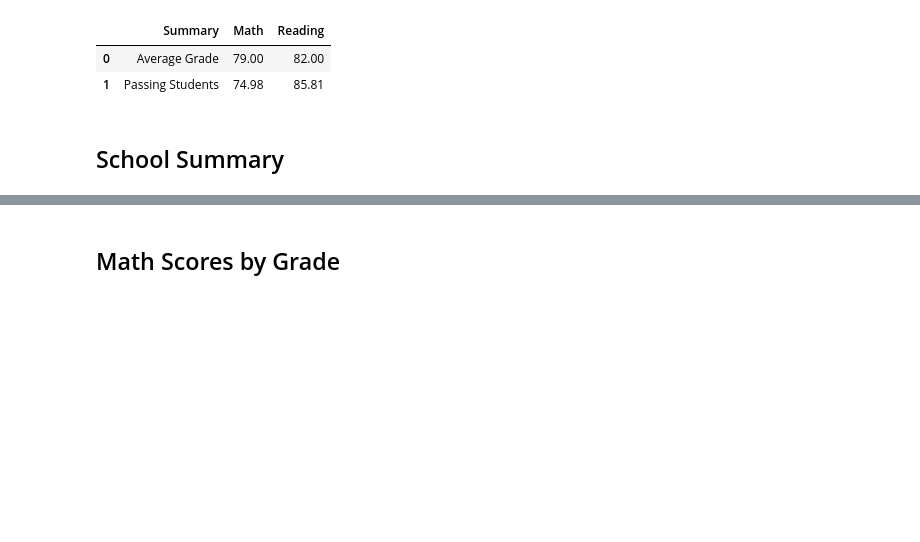
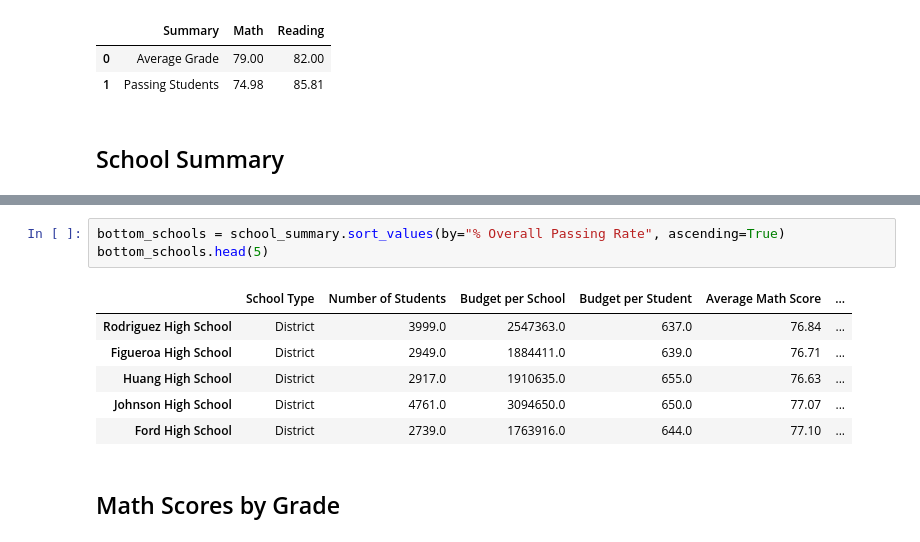
Before and after one commit to daniela-matos/school_performance_trends, a Jupyter notebook: PyCitySchools_starter.ipynb, the cells around one changed output, grey strips where cells are left out. Drawn from its saved outputs; the diff is of its cells as text; blank space fills up the shorter version.

```diff
--- a/PyCitySchools_starter.ipynb
+++ b/PyCitySchools_starter.ipynb
@@ -169,3 +136,13 @@ dtype: object
+# %%
+bottom_schools = school_summary.sort_values(by="% Overall Passing Rate", ascending=True)
+bottom_schools.head(5)
+# %% [output]
+|  | School Type | Number of Students | Budget per School | Budget per Student | Average Math Score | ... |
+| Rodriguez High School | District | 3999.0 | 2547363.0 | 637.0 | 76.84 | ... |
+| Figueroa High School | District | 2949.0 | 1884411.0 | 639.0 | 76.71 | ... |
+| Huang High School | District | 2917.0 | 1910635.0 | 655.0 | 76.63 | ... |
+| Johnson High School | District | 4761.0 | 3094650.0 | 650.0 | 77.07 | ... |
+| Ford High School | District | 2739.0 | 1763916.0 | 644.0 | 77.10 | ... |
 # %% [markdown]
 ## Math Scores by Grade
 # %% [markdown]
```
Also changed, not shown: parts of 12 cells of this notebook.
